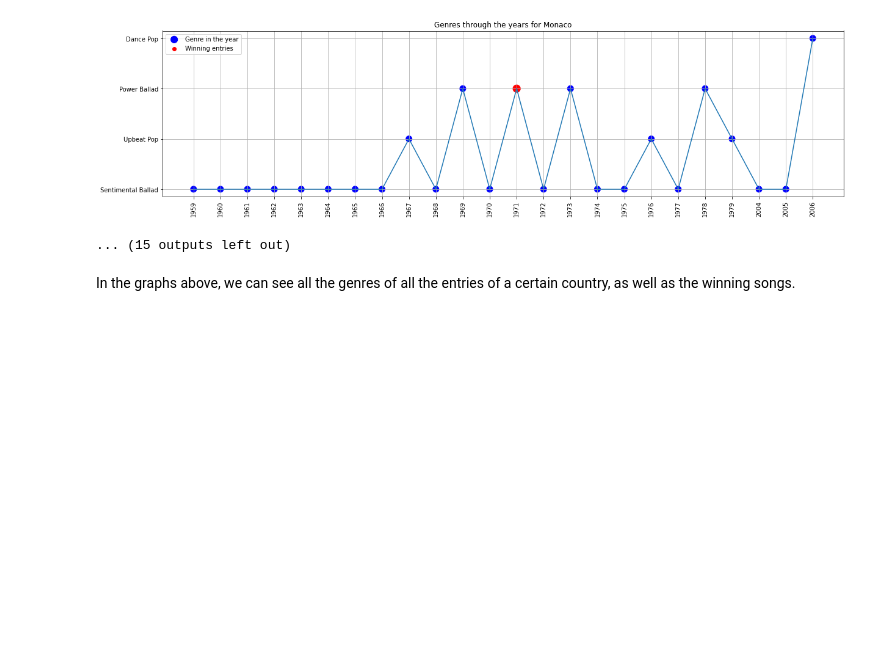
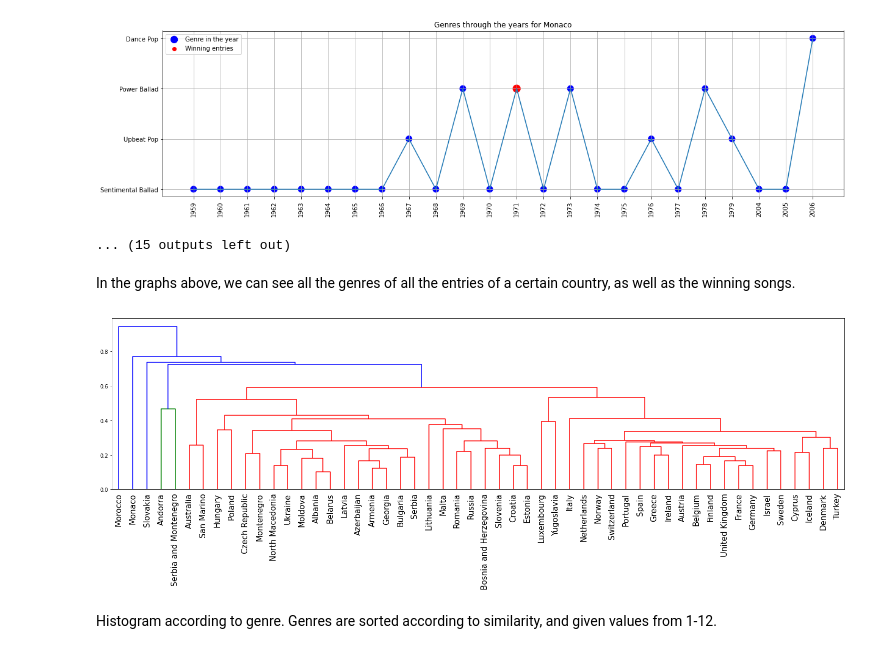
Before and after one commit to AP2166/PR20APMDKC, a Jupyter notebook: analiza.ipynb, the cells around one changed output. Drawn from its saved outputs; the diff is of its cells as text; code cells hidden in the pictures; blank space fills up the shorter version.

```diff
--- a/analiza.ipynb
+++ b/analiza.ipynb
@@ -225,0 +274,9 @@ In the graphs above, we can see all the genres of all the entries of a certain c
+# %%
+iminja = [country for country in conid]
+plt.figure(figsize=(25, 6))
+D = sch.dendrogram(L, labels = iminja, leaf_font_size=15)
+plt.show()
+# %% [output]
+[figure, added]
+# %% [markdown]
+Histogram according to genre. Genres are sorted according to similarity, and given values from 1-12.
```
Also changed, not shown: parts of 2 cells of this notebook.
